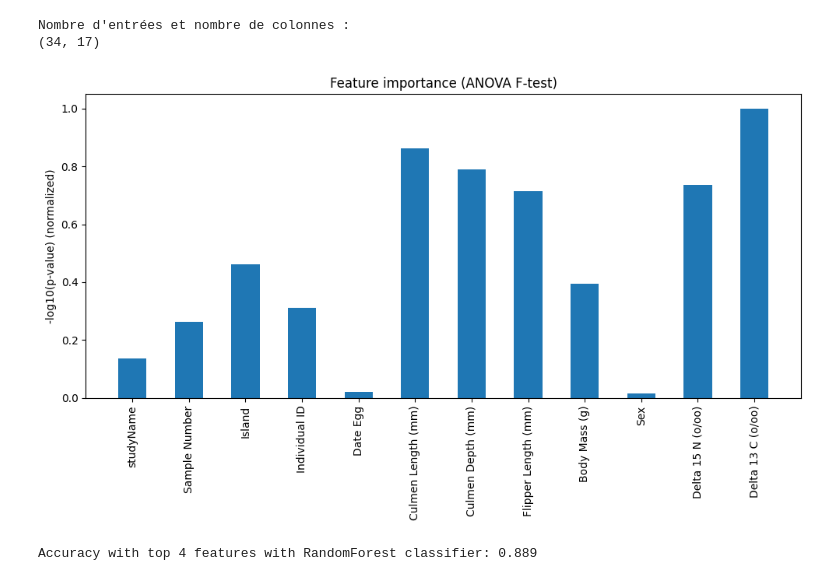
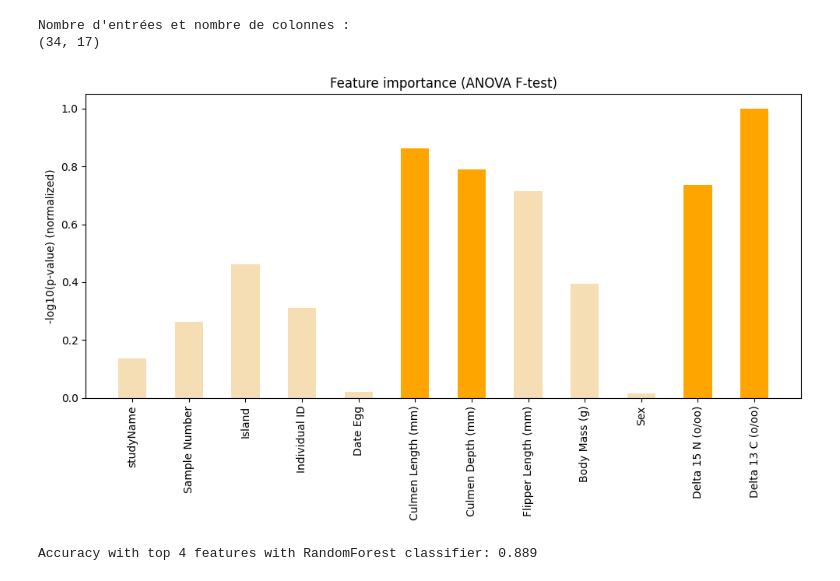
Before and after one commit to Nyaaw/PCDLabs, a Jupyter notebook: Labo5/Labo5Presentation.ipynb, the cells around one changed output. Drawn from its saved outputs; the diff is of its cells as text; code cells hidden in the pictures.

```diff
--- a/Labo5/Labo5Presentation.ipynb
+++ b/Labo5/Labo5Presentation.ipynb
@@ -46,17 +44,17 @@ selector.fit(X_train, y_train)
 scores = -np.log10(selector.pvalues_)
 scores /= np.nanmax(scores)
 # %%
-# Plot with feature names
-feature_names = X_encoded.columns
 plt.figure(figsize=(10, 6))
-plt.bar(range(len(scores)), scores, tick_label=feature_names, width=0.5)
+top_k_indices = np.argsort(scores)[-4:]
+colors = ['orange' if i in top_k_indices else 'wheat' for i in range(len(scores))]
+plt.bar(range(len(scores)), scores, tick_label=X_encoded.columns, width=0.5, color=colors)
 plt.xticks(rotation=90)
 plt.ylabel("-log10(p-value) (normalized)")
 plt.title("Feature importance (ANOVA F-test)")
 plt.tight_layout()
 plt.show()
 # %% [output]
-[figure, old version]
+[figure, new version]
 # %%
 X_train_selected = selector.transform(X_train)
 X_test_selected = selector.transform(X_test)
```
Also changed, not shown: parts of 2 cells of this notebook.
